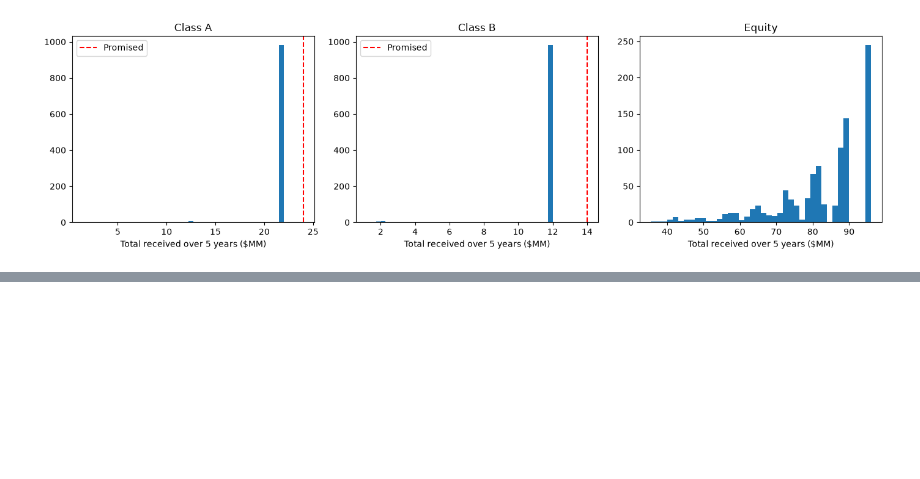
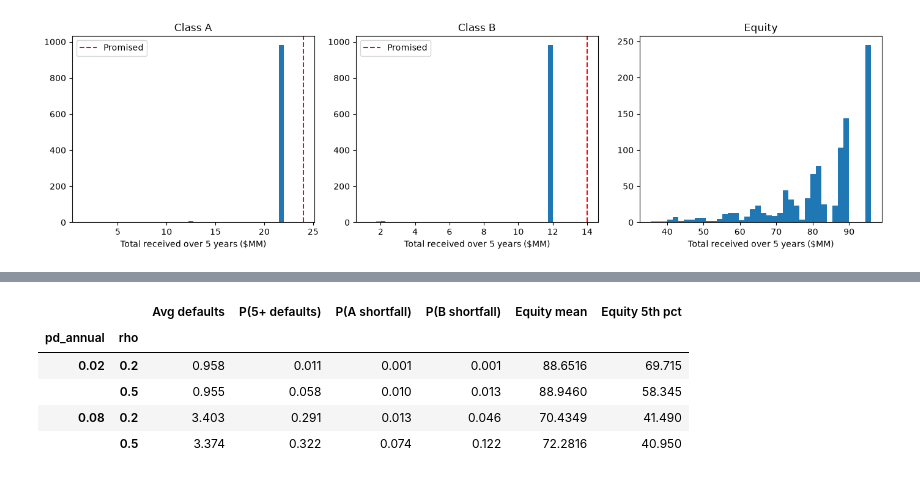
Before and after one commit to BinnySingla/Credit-Default-Swap-Structured-Finance, a Jupyter notebook: notebooks/Credit Default Swap Risk Analysis.ipynb, the cells around one changed output, grey strips where cells are left out. Cells and saved outputs as stored; diff of their text form; code cells hidden in the pictures; blank space fills up the shorter version.

```diff
--- a/notebooks/Credit Default Swap Risk Analysis.ipynb
+++ b/notebooks/Credit Default Swap Risk Analysis.ipynb
@@ -798,0 +919,11 @@ plt.show()
+# %%
+stress_table = run_stress(Z_sorted, pd_values=(0.02, 0.08), rho_values=(0.2, 0.5))
+display(stress_table[["Avg defaults", "P(5+ defaults)", "P(A shortfall)",
+                      "P(B shortfall)", "Equity mean", "Equity 5th pct"]].round(4))
+# %% [output]
+|  |  | Avg defaults | P(5+ defaults) | P(A shortfall) | P(B shortfall) | Equity mean | Equity 5th pct |
+| pd_annual | rho |  |  |  |  |  |  |
+| 0.02 | 0.2 | 0.958 | 0.011 | 0.001 | 0.001 | 88.6516 | 69.715 |
+|  | 0.5 | 0.955 | 0.058 | 0.010 | 0.013 | 88.9460 | 58.345 |
+| 0.08 | 0.2 | 3.403 | 0.291 | 0.013 | 0.046 | 70.4349 | 41.490 |
+|  | 0.5 | 3.374 | 0.322 | 0.074 | 0.122 | 72.2816 | 40.950 |
```
Also changed, not shown: parts of 12 cells of this notebook, 4 other files.
